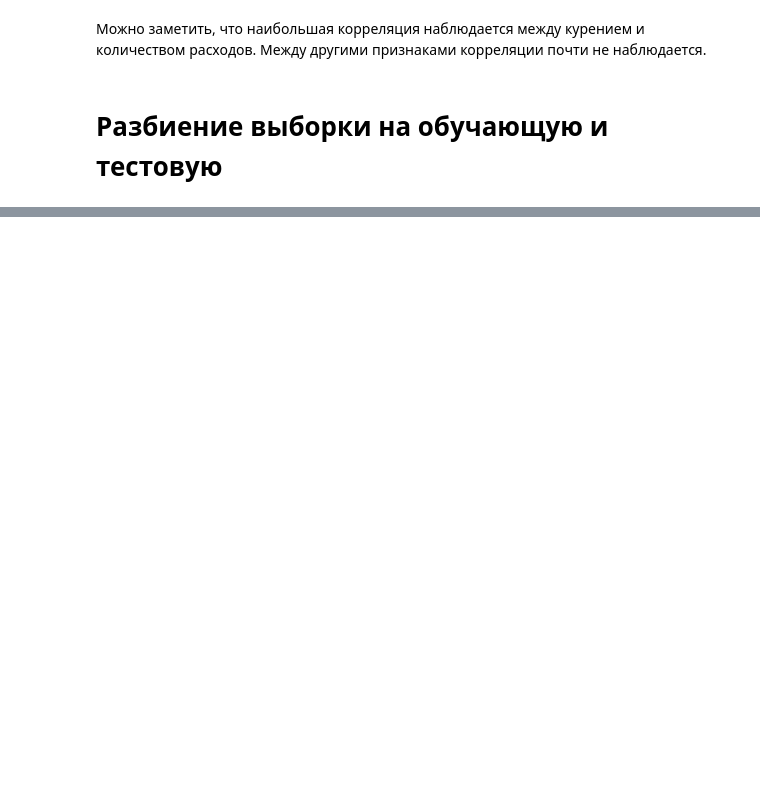
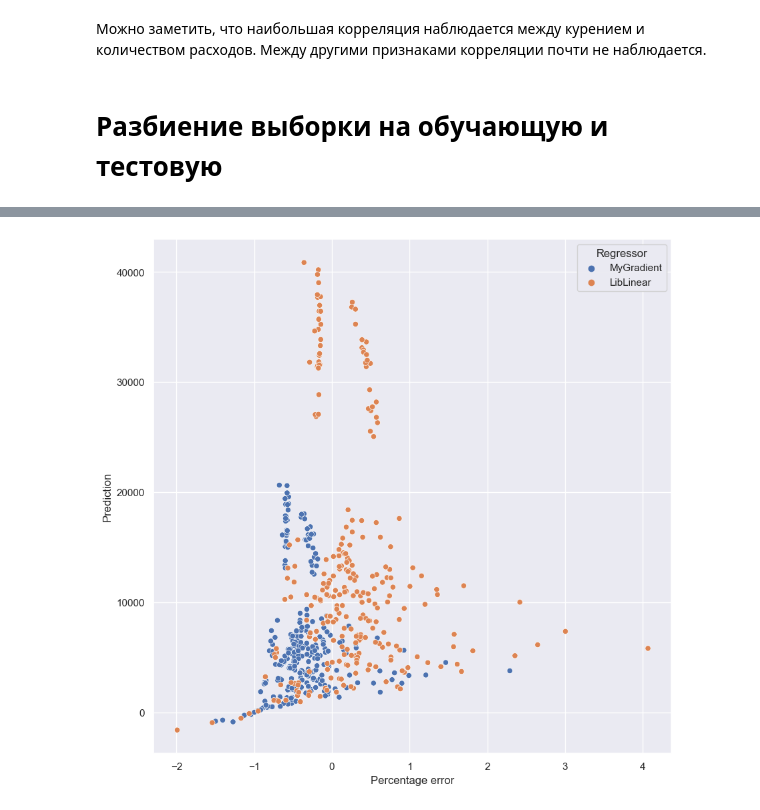
Before and after one commit to bozhnyukAlex/MachineLearning, a Jupyter notebook: tasks/LinearRegression.ipynb, the cells around one changed output, grey strips where cells are left out. Drawn from its saved outputs; the diff is of its cells as text; code cells hidden in the pictures; blank space fills up the shorter version.

Commit message:
[Task 1] Try to use my model

```diff
--- a/tasks/LinearRegression.ipynb
+++ b/tasks/LinearRegression.ipynb
@@ -226,0 +238,6 @@ ax = sns.heatmap(df.corr(), annot=True, cmap='hot')
+# %%
+from sklearn.preprocessing import StandardScaler, MinMaxScaler
+
+scaler = StandardScaler()
+x_train_scaled = scaler.fit_transform(x_train)
+x_test_scaled = scaler.transform(x_test)
@@ -226,0 +246,6 @@ ax = sns.heatmap(df.corr(), annot=True, cmap='hot')
+# %%
+model = Ridge()
+
+model.fit(x_train_scaled, y_train)
+y_train_pred2 = model.predict(x_train_scaled)
+y_test_pred2 = model.predict(x_test_scaled)
@@ -226,0 +276,4 @@ ax = sns.heatmap(df.corr(), annot=True, cmap='hot')
+# %%
+gradient_model = GradientDescentLinearRegression(np.random.normal(size=df.shape[1]))
+gradient_model.gradient_descent(x_train_scaled, y_train)
+gradient_model.w
@@ -226,0 +285,14 @@ ax = sns.heatmap(df.corr(), annot=True, cmap='hot')
+# %%
+y_train_pred1 = linear_model(gradient_model.w, x_train_scaled)
+y_test_pred1 = linear_model(gradient_model.w, x_test_scaled)
+
+print("Test RMSE = %.4f" % mean_squared_error(y_test, y_test_pred1, squared=False))
+print("Train RMSE = %.4f" % mean_squared_error(y_train, y_train_pred1, squared=False))
+print("Test MSE = %.4f" % mean_squared_error(y_test, y_test_pred1, squared=True))
+print("Train MSE = %.4f" % mean_squared_error(y_train, y_train_pred1, squared=True))
+print("Test MAE = %.4f" % mean_absolute_error(y_test, y_test_pred1))
+print("Train MAE = %.4f" % mean_absolute_error(y_train, y_train_pred1))
+print("Test MAPE = %.4f" % mean_absolute_percentage_error(y_test, y_test_pred1))
+print("Train MAPE = %.4f" % mean_absolute_percentage_error(y_train, y_train_pred1))
+print("Test R^2 = %.4f" % r2_score(y_test, y_test_pred1))
+print("Train R^2 = %.4f" % r2_score(y_train, y_train_pred1))
@@ -226,0 +310,10 @@ ax = sns.heatmap(df.corr(), annot=True, cmap='hot')
+# %%
+df1=pd.DataFrame({'Prediction': y_test_pred1, 'Percentage error': (y_test_pred1-y_test)/y_test, "Regressor":"MyGradient"},
+                 columns=['Prediction', 'Percentage error', "Regressor"])
+df2=pd.DataFrame({'Prediction': y_test_pred2, 'Percentage error': (y_test_pred2 - y_test)/y_test,
+                  "Regressor":"LibLinear"}, columns=['Prediction', 'Percentage error','Regressor'])
+
+sns.set(rc={'figure.figsize':(10,10)})
+rbf_poly_scatter=sns.scatterplot(data=pd.concat([df1,df2]),y="Prediction", x="Percentage error", hue='Regressor')
+# %% [output]
+[figure, added]
```
Also changed, not shown: parts of 17 cells of this notebook.
